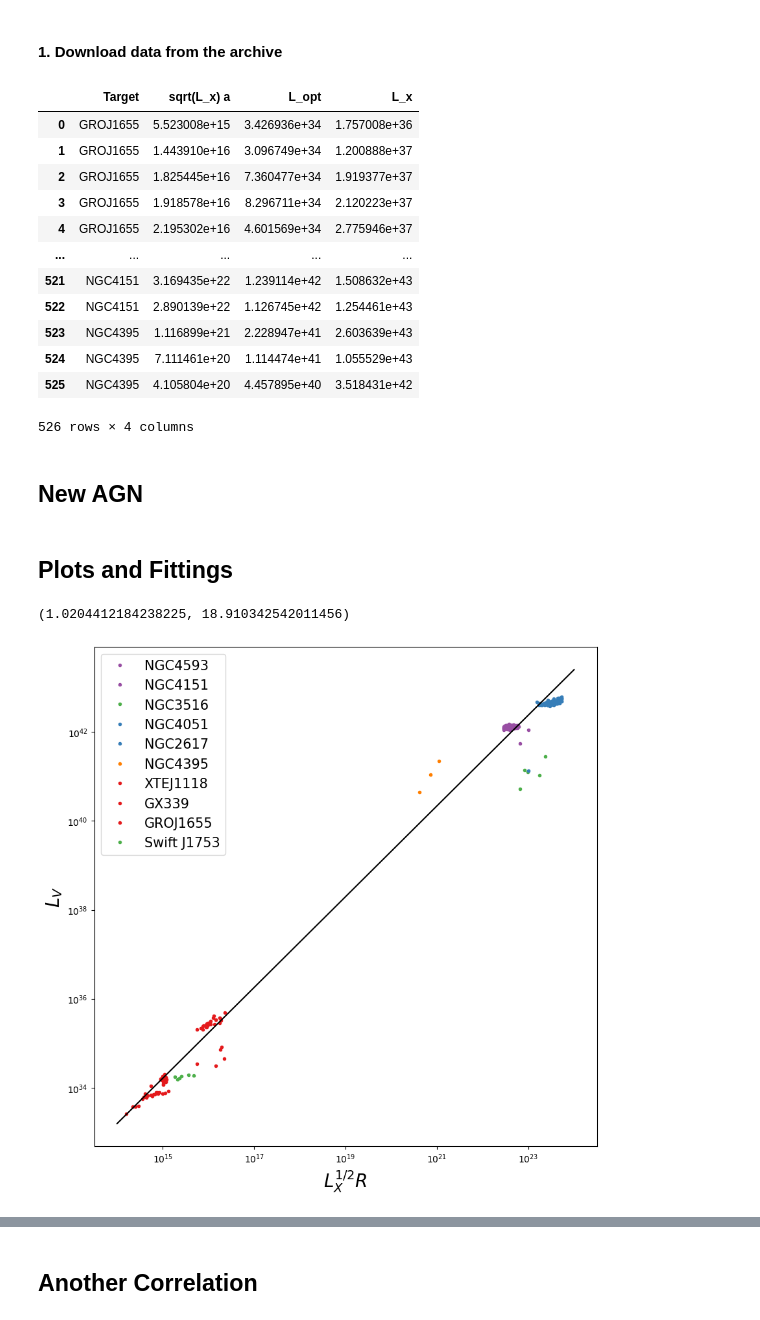
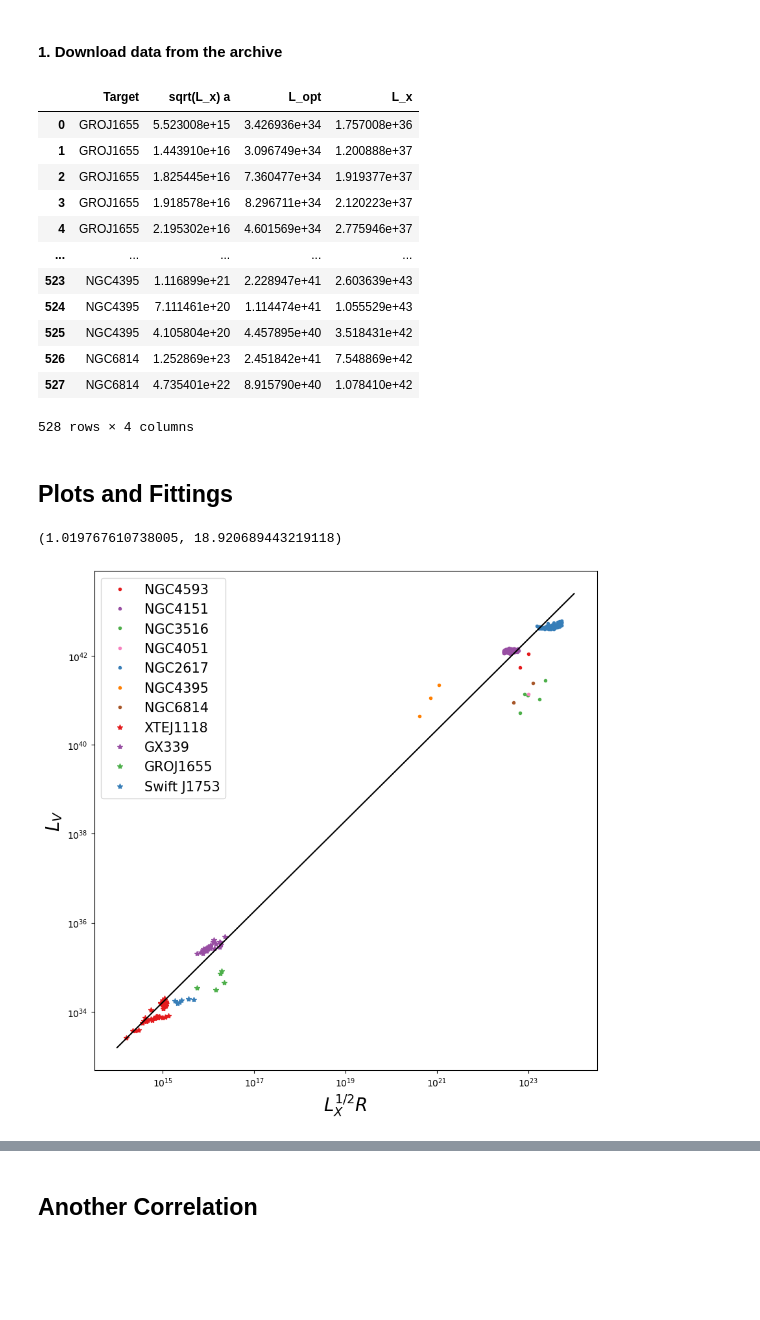
Before and after one commit to changhyun-cho/astrophysics, a Jupyter notebook: agn-xrb/correlations.ipynb, the cells around one changed output, grey strips where cells are left out. Cells and saved outputs as stored; diff of their text form; code cells hidden in the pictures; blank space fills up the shorter version.

```diff
--- a/agn-xrb/correlations.ipynb
+++ b/agn-xrb/correlations.ipynb
@@ -262,0 +265,22 @@ df
+# %%
+n6814 = {
+    "log(Lx_bol)": [42.87788188, 42.03278384],
+    "log(L_opt)": [41.38949252, 40.95015982],
+    "Target": ["NGC6814", "NGC6814"],
+    "Lag": [1.9 * 24, 1.9 * 24],
+}
+
+# Create a DataFrame
+n6814 = pd.DataFrame(n6814)
+
+# change units and calculate
+n6814["L_x"] = 10 ** n6814["log(Lx_bol)"]
+n6814["L_opt"] = 10 ** n6814["log(L_opt)"]
+n6814["sqrt(L_x) a"] = np.sqrt(n6814["L_x"]) * n6814["Lag"]
+
+# extract
+n6814 = n6814[["Target", "sqrt(L_x) a", "L_opt", "L_x"]]
+# n4395
+# merge
+df = pd.merge(df, n6814, how="outer")
+df
@@ -274,60 +312,59 @@ df
 | 3 | GROJ1655 | 1.918578e+16 | 8.296711e+34 | 2.120223e+37 |
 | 4 | GROJ1655 | 2.195302e+16 | 4.601569e+34 | 2.775946e+37 |
 | ... | ... | ... | ... | ... |
-| 521 | NGC4151 | 3.169435e+22 | 1.239114e+42 | 1.508632e+43 |
-| 522 | NGC4151 | 2.890139e+22 | 1.126745e+42 | 1.254461e+43 |
 | 523 | NGC4395 | 1.116899e+21 | 2.228947e+41 | 2.603639e+43 |
 | 524 | NGC4395 | 7.111461e+20 | 1.114474e+41 | 1.055529e+43 |
 | 525 | NGC4395 | 4.105804e+20 | 4.457895e+40 | 3.518431e+42 |
+| 526 | NGC6814 | 1.252869e+23 | 2.451842e+41 | 7.548869e+42 |
+| 527 | NGC6814 | 4.735401e+22 | 8.915790e+40 | 1.078410e+42 |
-526 rows × 4 columns
+528 rows × 4 columns
-# %% [markdown]
-## New AGN
 # %% [markdown]
 ## Plots and Fittings
 # %%
 # AGN
-plt.plot(n4593["sqrt(L_x) a"], n4593["L_opt"], ".", c=colors[7], label="NGC4593")
+plt.plot(n4593["sqrt(L_x) a"], n4593["L_opt"], ".", c=colors[0], label="NGC4593")
 plt.plot(n4151["sqrt(L_x) a"], n4151["L_opt"], ".", c=colors[8], label="NGC4151")
 plt.plot(n3516["sqrt(L_x) a"], n3516["L_opt"], ".", c=colors[5], label="NGC3516")
-plt.plot(n4051["sqrt(L_x) a"], n4051["L_opt"], ".", c=colors[4], label="NGC4051")
+plt.plot(n4051["sqrt(L_x) a"], n4051["L_opt"], ".", c=colors[15], label="NGC4051")
 plt.plot(n2617["sqrt(L_x) a"], n2617["L_opt"], ".", c=colors[3], label="NGC2617")
 plt.plot(n4395["sqrt(L_x) a"], n4395["L_opt"], ".", c=colors[10], label="NGC4395")
+plt.plot(n6814["sqrt(L_x) a"], n6814["L_opt"], ".", c=colors[13], label="NGC6814")
 
 # XRBs
-plt.plot(xtej["sqrt(L_x) a"], xtej["L_opt"], ".", c=colors[2], label="XTEJ1118")
-plt.plot(gx["sqrt(L_x) a"], gx["L_opt"], ".", c=colors[1], label="GX339")
-plt.plot(groj["sqrt(L_x) a"], groj["L_opt"], ".", c=colors[0], label="GROJ1655")
-plt.plot(j1753["sqrt(L_x) a"], j1753["L_opt"], ".", c=colors[6], label="Swift J1753")
+plt.plot(xtej["sqrt(L_x) a"], xtej["L_opt"], "*", c=colors[2], label="XTEJ1118")
+plt.plot(gx["sqrt(L_x) a"], gx["L_opt"], "*", c=colors[7], label="GX339")
+plt.plot(groj["sqrt(L_x) a"], groj["L_opt"], "*", c=colors[6], label="GROJ1655")
+plt.plot(j1753["sqrt(L_x) a"], j1753["L_opt"], "*", c=colors[3], label="Swift J1753")
 
 
 # info
 plt.legend(fontsize=15)
 plt.xscale("log")
 plt.yscale("log")
 plt.xlabel(r"$L_X^{1/2} R$", fontsize=20)
 plt.ylabel(r"$L_{V}$", fontsize=20)
 
 
 # fitting
 logA = np.log10(df["sqrt(L_x) a"])
 logB = np.log10(df["L_opt"])
 
 a, b = np.polyfit(logA, logB, 1)
 
 
 xfit = np.logspace(14, 24, 100)
 
 
 def function(x, a, b):
     return 10 ** (b) * x ** (a)
 
 
 plt.plot(xfit, function(xfit, a, b), c="black")
 
 a, b  # exactly the same as the excel result
 # %% [output]
-(1.0204412184238225, 18.910342542011456)
+(1.019767610738005, 18.920689443219118)
-[figure, old version]
+[figure, new version]
 # %%
 # AGN
 plt.plot(n4593["L_x"], n4593["L_opt"], ".", c=colors[7], label="NGC4593")
```
Also changed, not shown: parts of 23 cells of this notebook, 1 other file.
